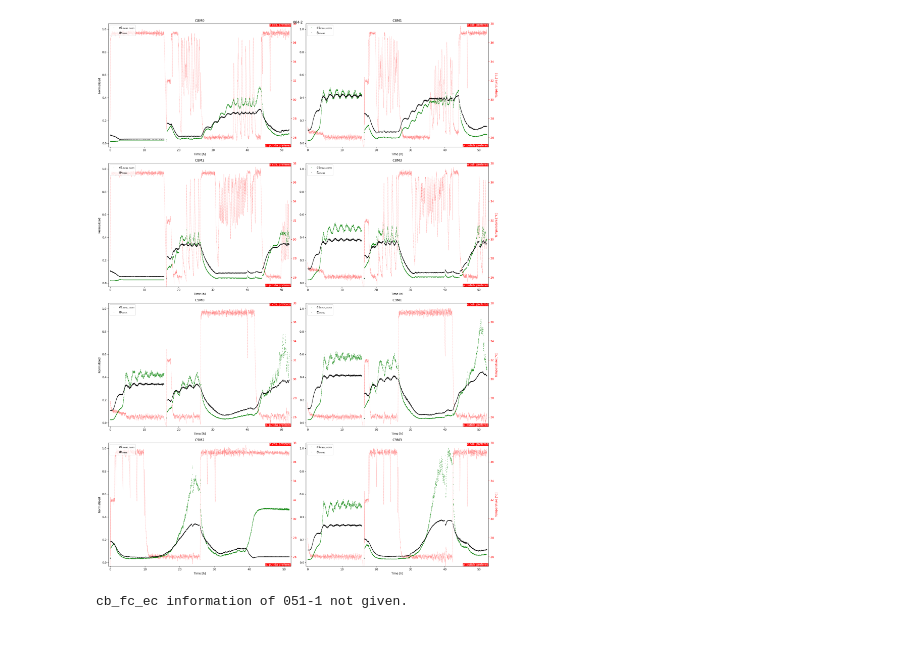
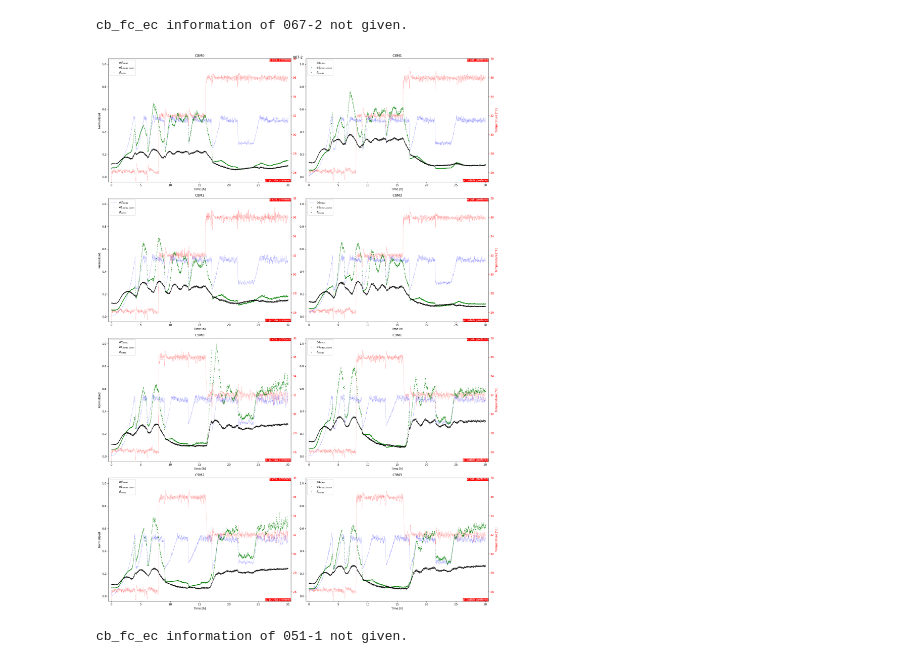
Before and after one commit to Janmorlock/PopEst, a Jupyter notebook: ScrapScript.ipynb, the cells around one changed output. Cells and saved outputs as stored; diff of their text form; code cells hidden in the pictures.

```diff
--- a/ScrapScript.ipynb
+++ b/ScrapScript.ipynb
@@ -35,9 +35,9 @@ from params import Params
 import os
 
 # SPECIFY DATA
-data_name = '064-2'
+data_name = '067-2'
 cbParam = CbDataParam(data_name)
-cbParam.sampcycle = np.array([[0,3000] for i in range(cbParam.n_reactors)])
+cbParam.sampcycle = np.array([[0,1800] for i in range(cbParam.n_reactors)])
 cbData = CbData(cbParam.path, cbParam.file_ind, cbParam.sampcycle, cbParam.n_reactors)
 
 parameters = Params().default
@@ -71,9 +71,10 @@ for j in range(cbParam.n_reactors):
     # axr.plot(cbData.time_h[j],cbData.temp_ext[j],'b',lw=0.5, alpha=1, label = 'temp_ext')
     # axr.plot(cbData.time_h[j],cbData.temp_int[j],'m',lw=0.5, alpha=1, label = 'temp_int')
     # ax[r][c].plot(cbData.time_h[j],cbData.hr[j]*100,'k',lw=0.5, alpha=0.5, label = '$hr_{meas}*100$')
-    ax[r][c].plot(cbData.time_h[j],cbData.fl[j]*cbData.b1[j]/e1_max,'.g',markersize = 1, label = '$e1_{meas,norm}$')
+    ax[r][c].plot(cbData.time_h[j],cbData.od[j],'--b', lw=0.5, alpha=0.5, label = '$od_{meas}$')
+    ax[r][c].plot(cbData.time_h[j],cbData.fl[j]*cbData.b1[j]/e1_max,'.g',markersize = 1.5, label = '$e1_{meas,norm}$')
     # ax[r][c].plot(cbData.time_h[j],cbData.b1[j]/b1_max,'.b',markersize = 1, label = '$b1_{meas,norm}$')
-    ax[r][c].plot(cbData.time_h[j],cbData.fl[j],'.k',markersize = 1, alpha = 1, label = '$fp_{meas}$')
+    ax[r][c].plot(cbData.time_h[j],cbData.fl[j],'.k',markersize = 1.5, alpha = 1, label = '$fl_{meas}$')
 
     ax[r][c].legend(loc="upper left")
     # axr.legend(loc="upper right")
@@ -81,34 +82,35 @@ for j in range(cbParam.n_reactors):
         ax[r][c].set_ylabel("Normalized")
     else:
         axr.set_ylabel('Temperature [°C]', color='r')
         ax[r][c].tick_params(axis='y', labelleft=True)
     axr.tick_params(axis='y', color='r', labelcolor='r')
     axr.text(1, 1, 'e coli. prefered',
             horizontalalignment='right',
             verticalalignment='top',
             transform=axr.transAxes,
             color='w',
             bbox={'facecolor': 'red', 'alpha': 1, 'pad': 0, 'edgecolor': 'r'})
     axr.text(1, 0, 'p. putida prefered',
             horizontalalignment='right',
             verticalalignment='bottom',
             transform=axr.transAxes,
             color='w',
             bbox={'facecolor': 'red', 'alpha': 1, 'pad': 0, 'edgecolor': 'r'})
     ax[r][c].set_xlabel("Time [h]")
     ax[r][c].set_xlim([cbData.time_h[j][0]-0.5,cbData.time_h[j][-1]+0.5])
     # ax[r][c].set_ylim([-5,105])
     axr.set_ylim([25,38])
     ax[r][c].set_title(cbParam.titles[j])
 # TODO: Set titles
 fig.suptitle(data_name)
 fig.tight_layout()
 results_dir = "Images/{}".format(data_name)
 if not os.path.isdir(results_dir):
     os.makedirs(results_dir)
 fig.savefig(results_dir+"/analysis_fl.png")
 # %% [output]
+cb_fc_ec information of 067-2 not given.
-[figure, old version]
+[figure, new version]
 # %%
 import numpy as np
 import math
```
Also changed, not shown: 1 other file.
